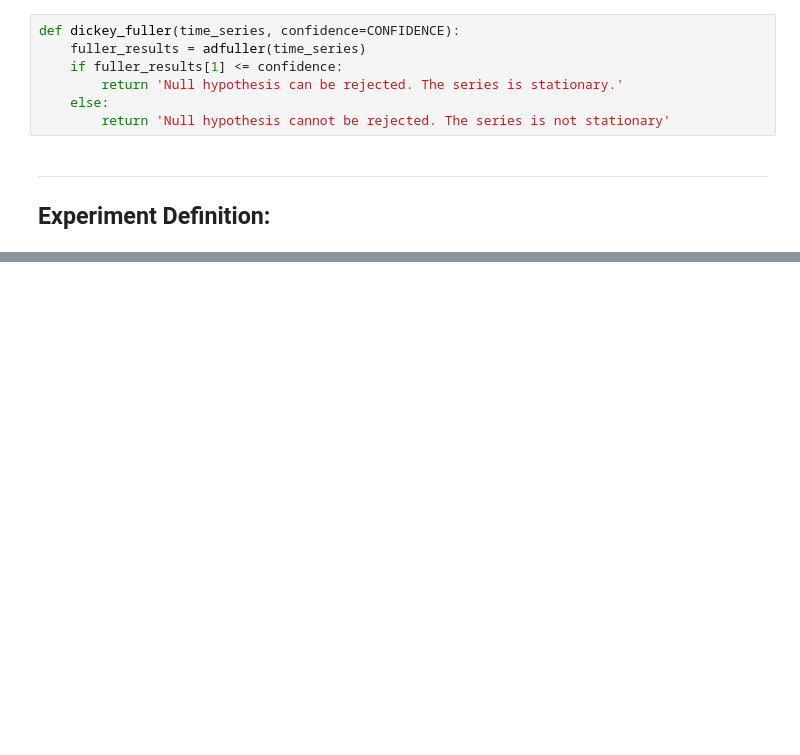
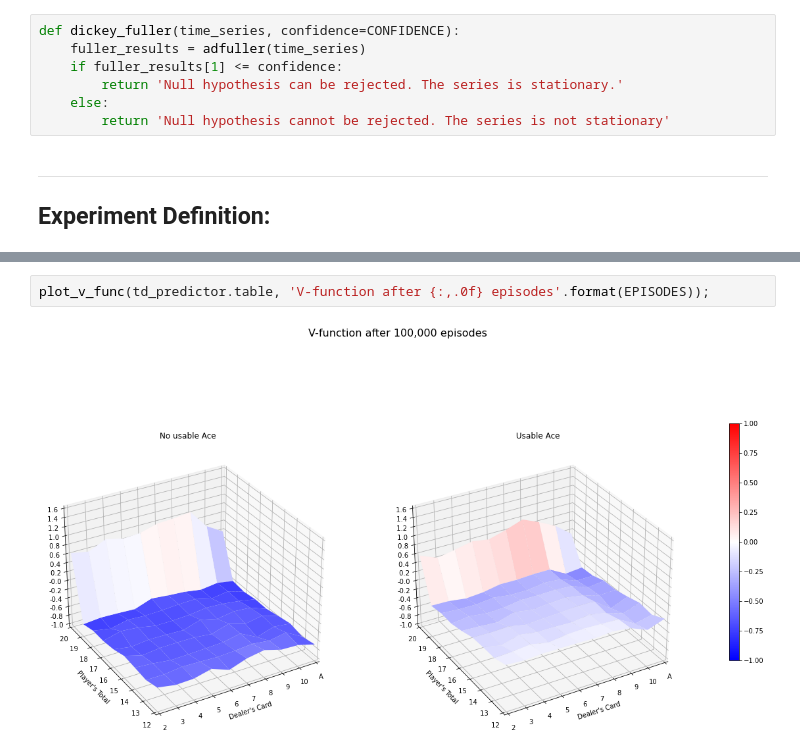
Before and after one commit to Xavi-Linux/Fatjack, a Jupyter notebook: TemporalDifference.ipynb, the cells around one changed output, grey strips where cells are left out. Saved outputs shown, nothing was run; the diff lists cells and outputs as text; blank space fills up the shorter version.

```diff
--- a/TemporalDifference.ipynb
+++ b/TemporalDifference.ipynb
@@ -283,0 +453,4 @@ $$V_\pi(s) = \mathbb{E}_\pi[G_t |S_t=s]$$
+# %%
+plot_v_func(td_predictor.table, 'V-function after {:,.0f} episodes'.format(EPISODES));
+# %% [output]
+[figure, added]
```
Also changed, not shown: parts of 36 cells of this notebook, 1 other file.
